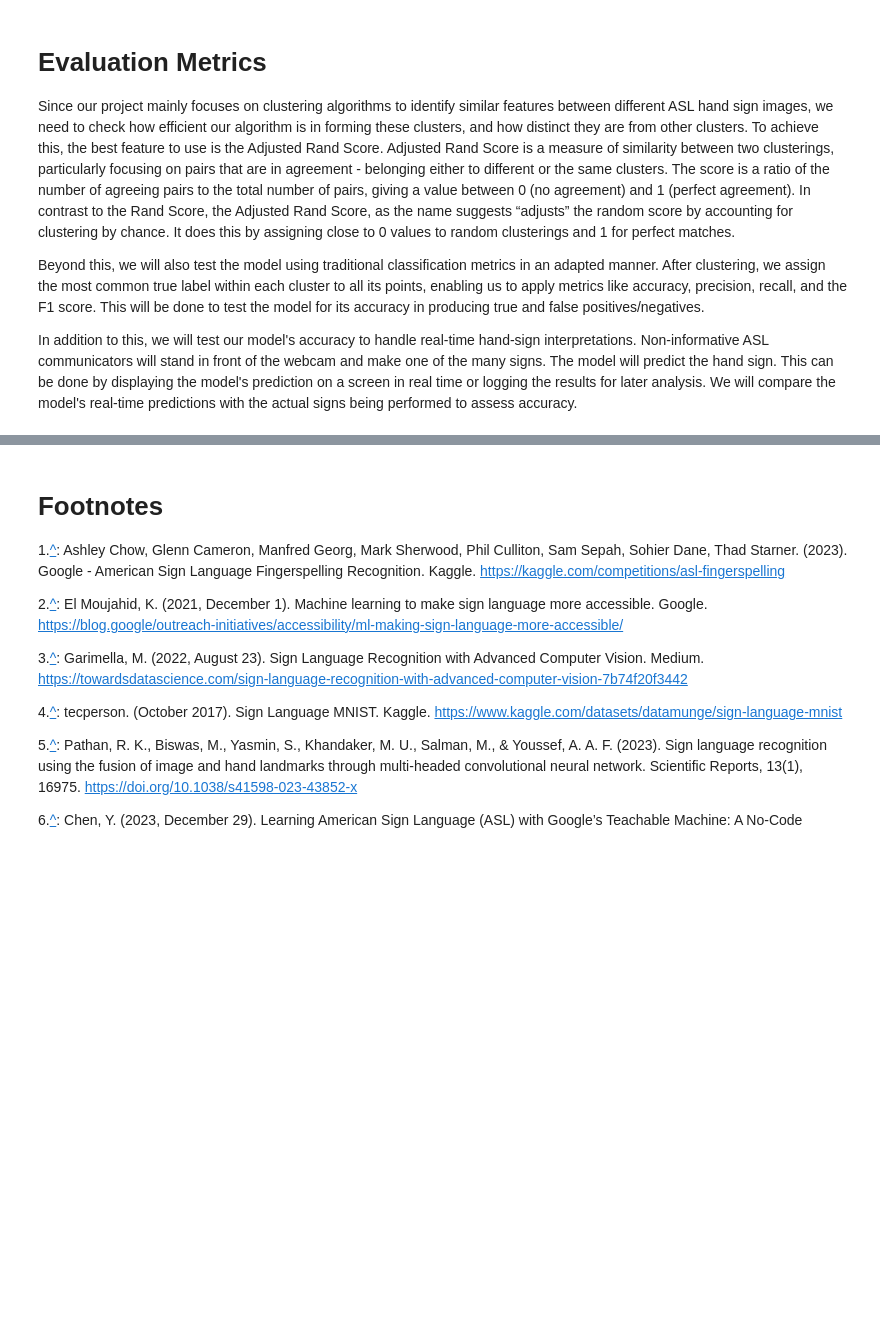
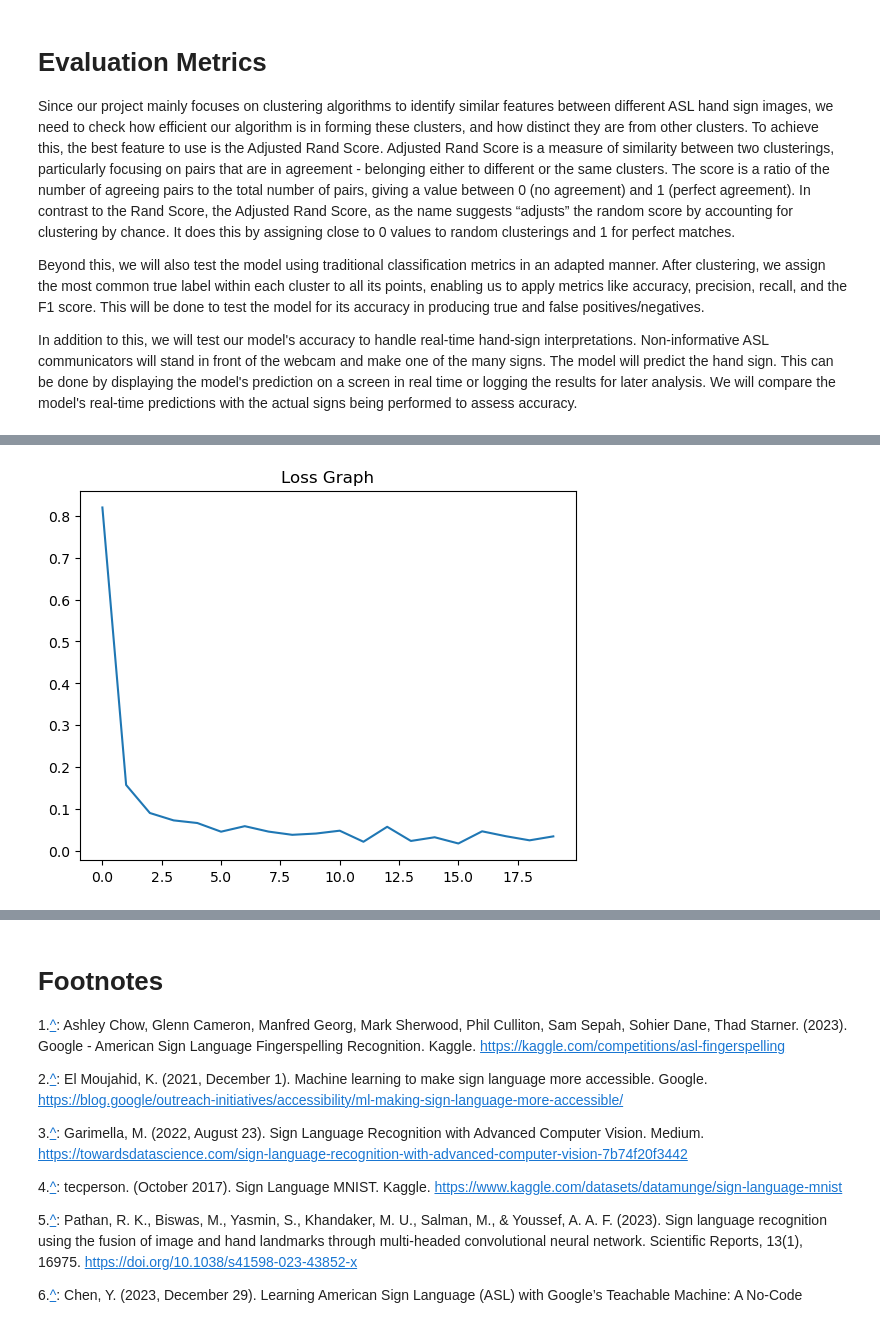
Before and after one commit to albracher/COGS-118B-Final-Project-Template-, a Jupyter notebook: FinalProject_groupXXX.ipynb, the cells around one changed output, grey strips where cells are left out. Cells and saved outputs as stored; diff of their text form; code cells hidden in the pictures; blank space fills up the shorter version.

```diff
--- a/FinalProject_groupXXX.ipynb
+++ b/FinalProject_groupXXX.ipynb
@@ -130,0 +288,13 @@ Maybe you do model selection again, but using a different kind of metric than be
+# %%
+# data re-do
+extract_test = test.drop(columns="label")
+test_data = extract_test.values
+test_labels = test.get("label")
+
+extract_forkmeans = train.drop(columns="label")
+data = extract_forkmeans.values
+# %%
+# initialize model
+
+device = torch.device("cuda:0" if torch.cuda.is_available() else "cpu")
+print(device)
@@ -130,0 +303,25 @@ Maybe you do model selection again, but using a different kind of metric than be
+# %%
+class Net(nn.Module):
+    def __init__(self):
+        super(Net, self).__init__()
+        self.conv1 = nn.Conv2d(1, 15, 3, 1, 1)
+        self.pool = nn.AvgPool2d(2, 2)
+        self.conv2 = nn.Conv2d(15, 20, 3,1,1)
+        self.conv3 = nn.Conv2d(20, 20, 3,1,1)
+        self.fc1 = nn.Linear(180, 100)
+
+        self.fc3 = nn.Linear(100, 26)
+
+    def forward(self, x):
+        x = self.pool(F.relu(self.conv1(x)))
+        x = self.pool(F.relu(self.conv2(x)))
+        x = self.pool(F.relu(self.conv3(x)))
+        x = torch.flatten(x, 1)
+        x = F.relu(self.fc1(x))
+        x = self.fc3(x)
+
+        return x
+
+
+net = Net()
+net.to(device)
@@ -130,0 +340,2 @@ Maybe you do model selection again, but using a different kind of metric than be
+# %%
+labels = np.array(train.get("label"))
@@ -130,0 +404,6 @@ Maybe you do model selection again, but using a different kind of metric than be
+# %%
+plt.plot(loss_vals)
+plt.title("Loss Graph")
+plt.show()
+# %% [output]
+[figure, added]
```
Also changed, not shown: parts of 33 cells of this notebook, 1 other file.
